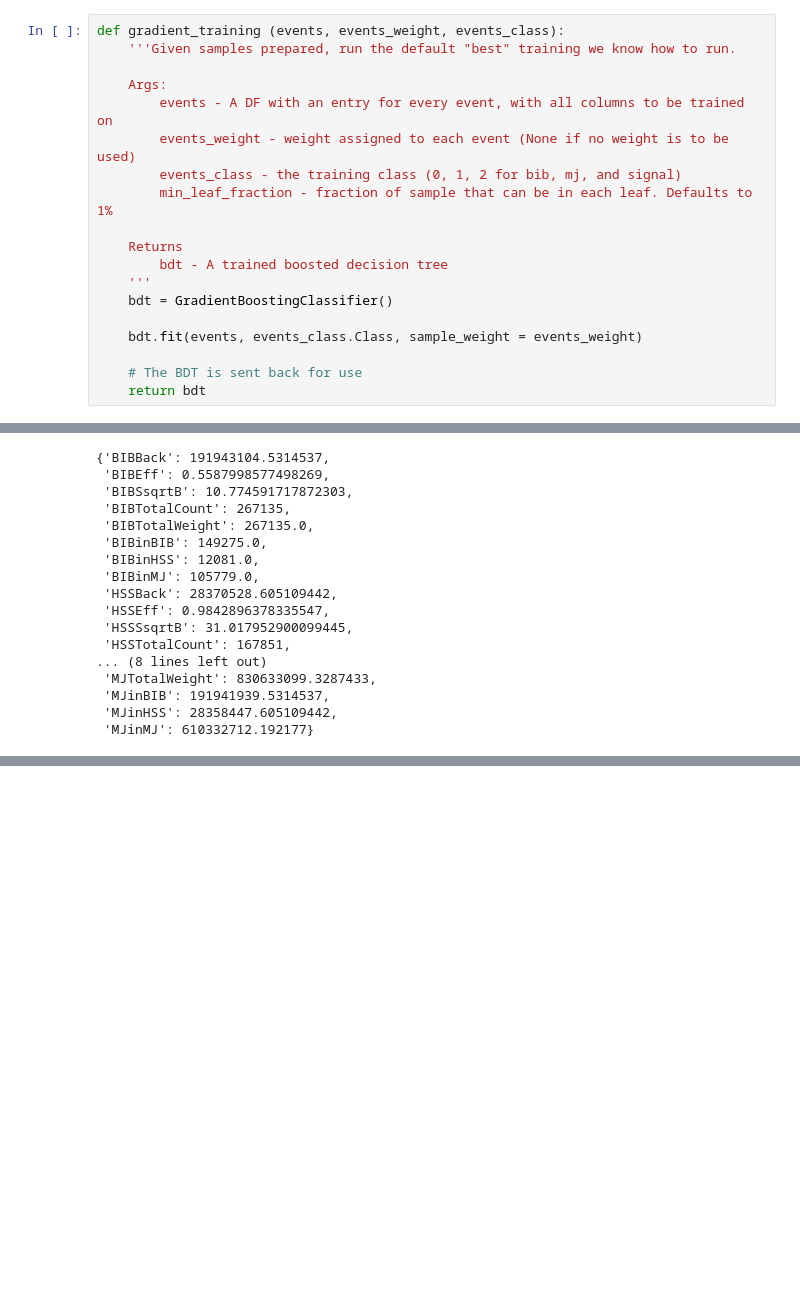
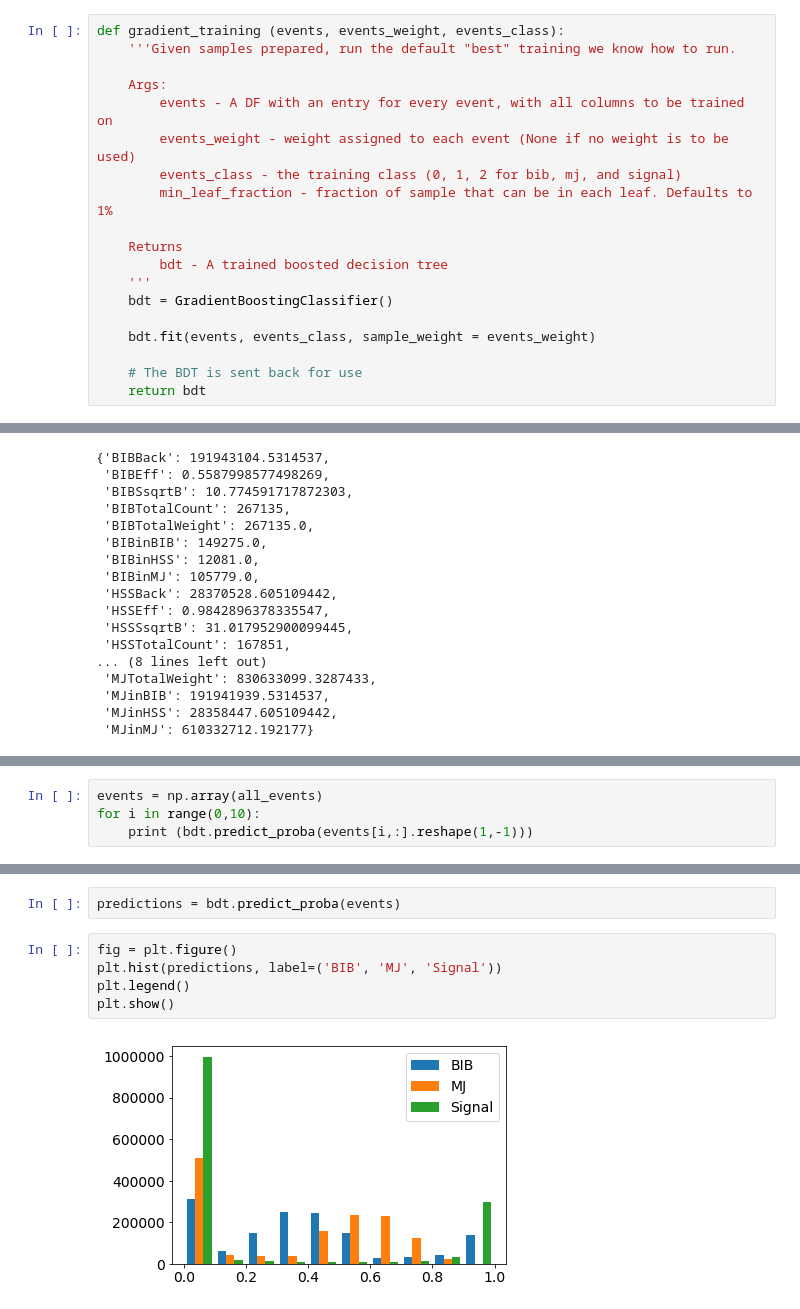
Before and after one commit to gordonwatts/JetCutStudies, a Jupyter notebook: notebooks/Exploring Gradient Boost.ipynb, the cells around one changed output, grey strips where cells are left out. Drawn from its saved outputs; the diff is of its cells as text; blank space fills up the shorter version.

```diff
--- a/notebooks/Exploring Gradient Boost.ipynb
+++ b/notebooks/Exploring Gradient Boost.ipynb
@@ -90,7 +160,7 @@ def gradient_training (events, events_weight, events_class):
     '''
     bdt = GradientBoostingClassifier()
 
-    bdt.fit(events, events_class.Class, sample_weight = events_weight)
+    bdt.fit(events, events_class, sample_weight = events_weight)
 
     # The BDT is sent back for use
     return bdt
@@ -124,0 +200,4 @@ bdtGeneral.to_tmva("training_106_test.xml")
+# %%
+events = np.array(all_events)
+for i in range(0,10):
+    print (bdt.predict_proba(events[i,:].reshape(1,-1)))
@@ -124,0 +215,9 @@ bdtGeneral.to_tmva("training_106_test.xml")
+# %%
+predictions = bdt.predict_proba(events)
+# %%
+fig = plt.figure()
+plt.hist(predictions, label=('BIB', 'MJ', 'Signal'))
+plt.legend()
+plt.show()
+# %% [output]
+[figure, added]
```
Also changed, not shown: parts of 15 cells of this notebook, 3 other files.
